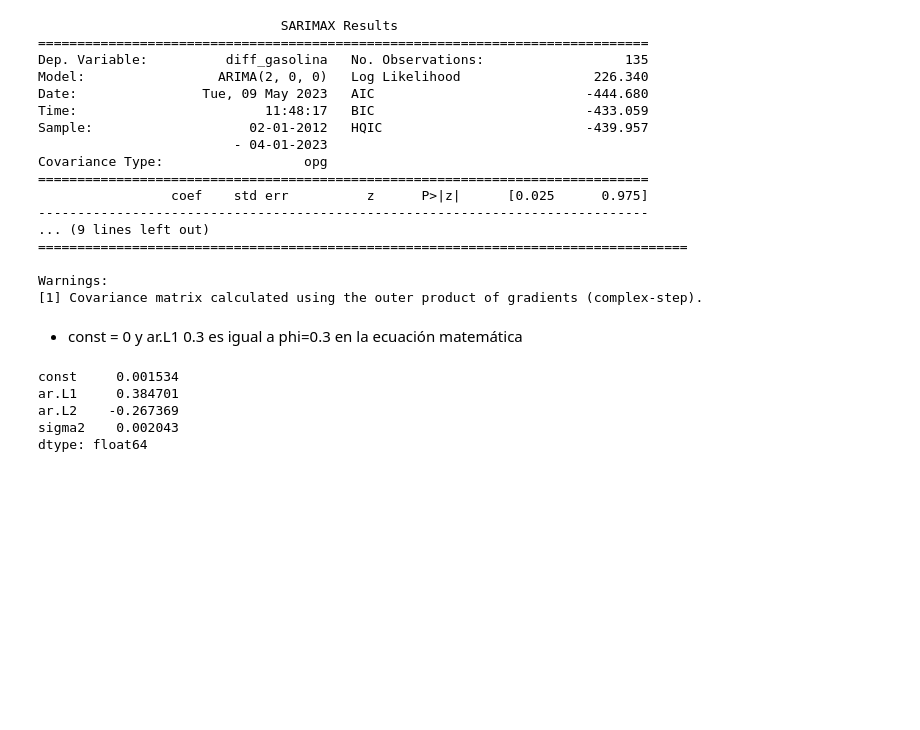
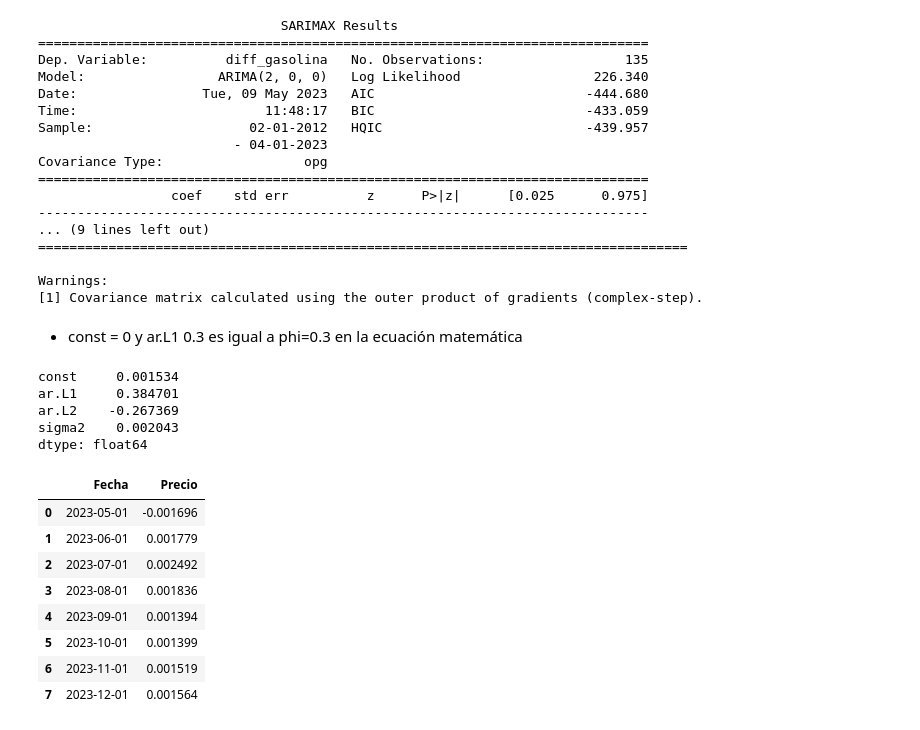
Before and after one commit to AMM93/Precios-Gasolina, a Jupyter notebook: modelos.ipynb, the cells around one changed output. Drawn from its saved outputs; the diff is of its cells as text; code cells hidden in the pictures; blank space fills up the shorter version.

```diff
--- a/modelos.ipynb
+++ b/modelos.ipynb
@@ -249,3 +259,16 @@ ar.L1     0.384701
 ar.L2    -0.267369
 sigma2    0.002043
 dtype: float64
+# %%
+df_pred =pd.DataFrame({'Fecha':predict.predicted_mean.index, 'Precio':predict.predicted_mean.values})
+df_pred
+# %% [output]
+|  | Fecha | Precio |
+| 0 | 2023-05-01 | -0.001696 |
+| 1 | 2023-06-01 | 0.001779 |
+| 2 | 2023-07-01 | 0.002492 |
+| 3 | 2023-08-01 | 0.001836 |
+| 4 | 2023-09-01 | 0.001394 |
+| 5 | 2023-10-01 | 0.001399 |
+| 6 | 2023-11-01 | 0.001519 |
+| 7 | 2023-12-01 | 0.001564 |
```
Also changed, not shown: parts of 9 cells of this notebook.
